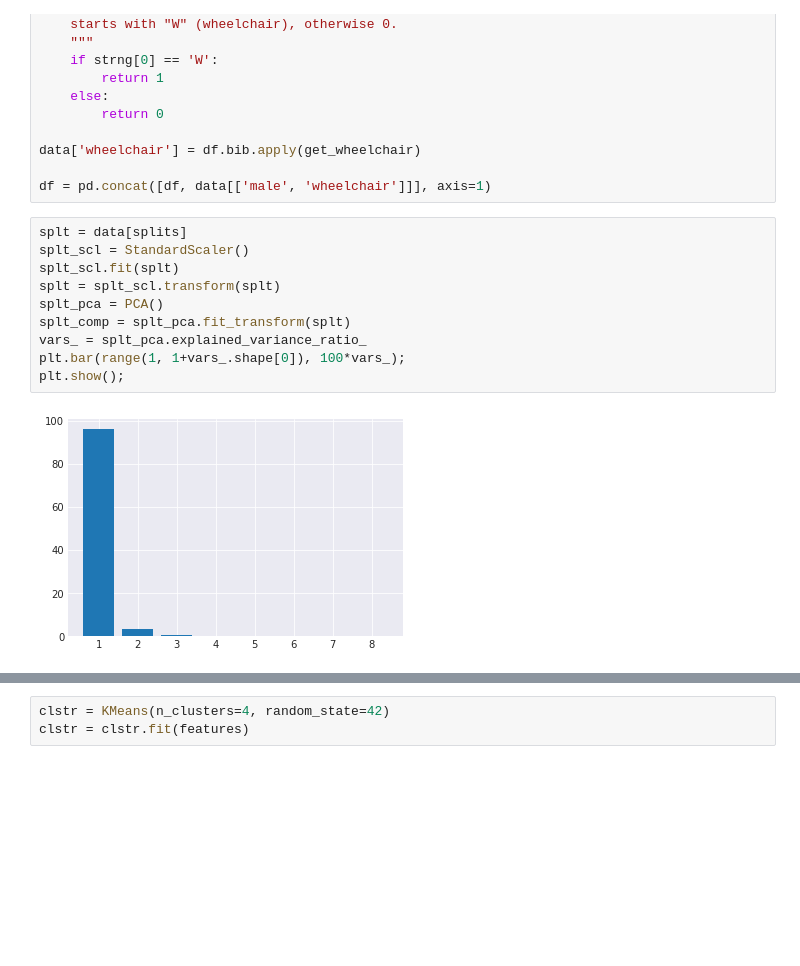
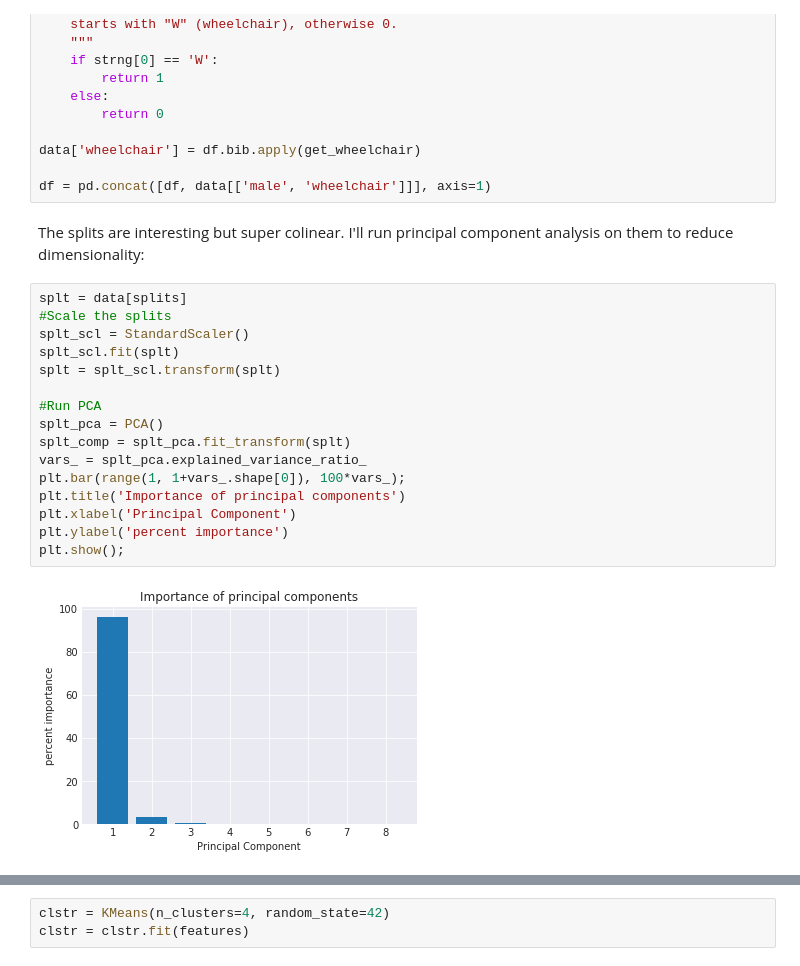
Before and after one commit to AlliedToasters/clustering_drills, a Jupyter notebook: runners.ipynb, the cells around one changed output, grey strips where cells are left out. Saved outputs shown, nothing was run; the diff lists cells and outputs as text; blank space fills up the shorter version.

```diff
--- a/runners.ipynb
+++ b/runners.ipynb
@@ -84,15 +57,23 @@ def get_wheelchair(strng):
 data['wheelchair'] = df.bib.apply(get_wheelchair)
 
 df = pd.concat([df, data[['male', 'wheelchair']]], axis=1)
+# %% [markdown]
+The splits are interesting but super colinear. I'll run principal component analysis on them to reduce dimensionality:
 # %%
 splt = data[splits]
+#Scale the splits
 splt_scl = StandardScaler()
 splt_scl.fit(splt)
 splt = splt_scl.transform(splt)
+
+#Run PCA
 splt_pca = PCA()
 splt_comp = splt_pca.fit_transform(splt)
 vars_ = splt_pca.explained_variance_ratio_
 plt.bar(range(1, 1+vars_.shape[0]), 100*vars_);
+plt.title('Importance of principal components')
+plt.xlabel('Principal Component')
+plt.ylabel('percent importance')
 plt.show();
 # %% [output]
-[figure, old version]
+[figure, new version]
```
Also changed, not shown: parts of 31 cells of this notebook.
